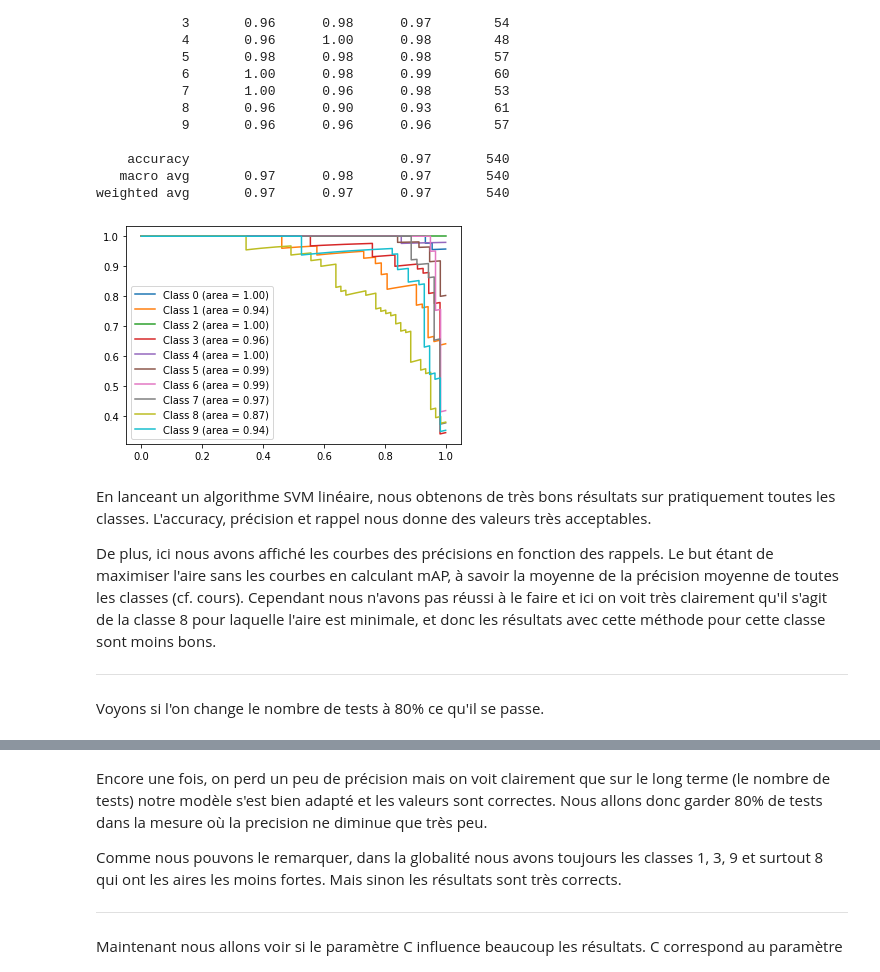
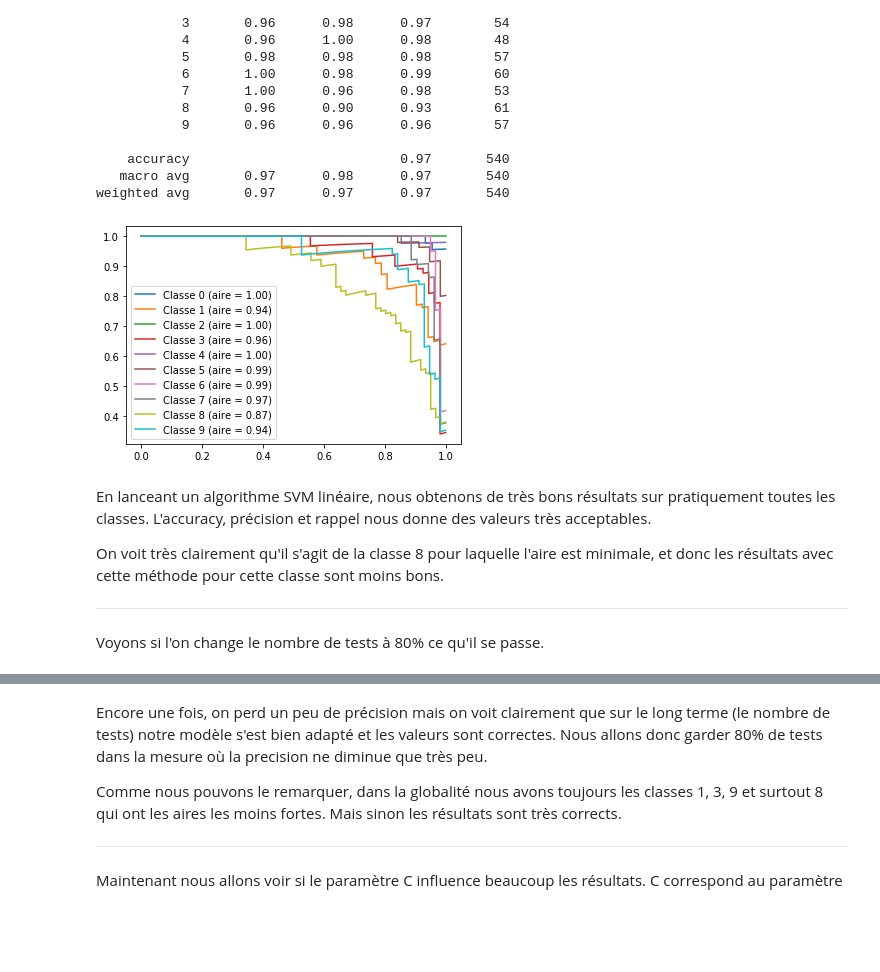
Before and after one commit to JohanChataigne/handwritten_digits_recognition, a Jupyter notebook: Assignment1.ipynb, the cells around one changed output, grey strips where cells are left out. Cells and saved outputs as stored; diff of their text form; code cells hidden in the pictures; blank space fills up the shorter version.

```diff
--- a/Assignment1.ipynb
+++ b/Assignment1.ipynb
@@ -372,53 +463,48 @@ show_report(Y_test,pred_linear_svm)
    macro avg       0.97      0.98      0.97       540
 weighted avg       0.97      0.97      0.97       540
 # %%
-from sklearn.preprocessing import label_binarize
-from sklearn.multiclass import OneVsRestClassifier
-from sklearn.metrics import precision_recall_curve
-from sklearn.metrics import average_precision_score
-
-def precision_recall(svc,X_svm,Y_svm, p_test,n):
+def precision_recall_svm(svc,X_svm,Y_svm, p_test,n):
     # Pour toutes les labels des images : binarise selon les classes : y contiendra 10 tableaux de toutes les labels en binaire avec
     # y[i] = 1 si i = Y_svm[i]
     y = label_binarize(Y_svm, classes=[0, 1, 2, 3, 4, 5, 6, 7, 8, 9])
 
     X_svm_train, X_svm_test, Y_svm_train, Y_svm_test = train_test_split(X_svm, y, test_size=p_test, random_state=0)
 
     # Faire des classifications pour chacune des classes 1 par rapport à toutes les autres
     classifier = OneVsRestClassifier(svc)
     classifier.fit(X_svm_train, Y_svm_train)
 
     pred_labels = classifier.decision_function(X_svm_test)
 
     precision = dict()
     recall = dict()
     average_precision = dict()
 
     # Pour chaque classe, on va stocker la courbe de la précision en fonction du rappel
     for i in range(n):
         # On passe en paramètre toutes les valeurs des vrais labels et le score associé pour chaque classe
         precision[i], recall[i], _ = precision_recall_curve(Y_svm_test[:, i], pred_labels[:, i])
         average_precision[i] = average_precision_score(Y_svm_test[:,i],pred_labels[:,i])
 
     labels = dict()
     lines = dict()
 
     # On ajoute des légendes pour chacune des courbes
     for i in range(n):
         l = plt.plot(recall[i],precision[i])
-        labels[i] = 'Class {0} (area = {1:0.2f})'.format(i, average_precision[i])
+        labels[i] = 'Classe {0} (aire = {1:0.2f})'.format(i, average_precision[i])
 
     plt.legend(labels = list(labels.values()))
 
-precision_recall(svc_linear,digits.data, digits.target,0.3,10)
+precision_recall_svm(svc_linear,digits.data, digits.target,0.3,10)
 # %% [output]
-[figure, old version]
+[figure, new version]
 # %% [markdown]
 <font color="blue"/>
 
 En lanceant un algorithme SVM linéaire, nous obtenons de très bons résultats sur pratiquement toutes les classes. L'accuracy, précision et rappel nous donne des valeurs très acceptables.
 
-De plus, ici nous avons affiché les courbes des précisions en fonction des rappels. Le but étant de maximiser l'aire sans les courbes en calculant mAP, à savoir la moyenne de la précision moyenne de toutes les classes (cf. cours). Cependant nous n'avons pas réussi à le faire et ici on voit très clairement qu'il s'agit de la classe 8 pour laquelle l'aire est minimale, et donc les résultats avec cette méthode pour cette classe sont moins bons.
+On voit très clairement qu'il s'agit de la classe 8 pour laquelle l'aire est minimale, et donc les résultats avec cette méthode pour cette classe sont moins bons.
 
 -----------------
 
```
Also changed, not shown: parts of 22 cells of this notebook.
